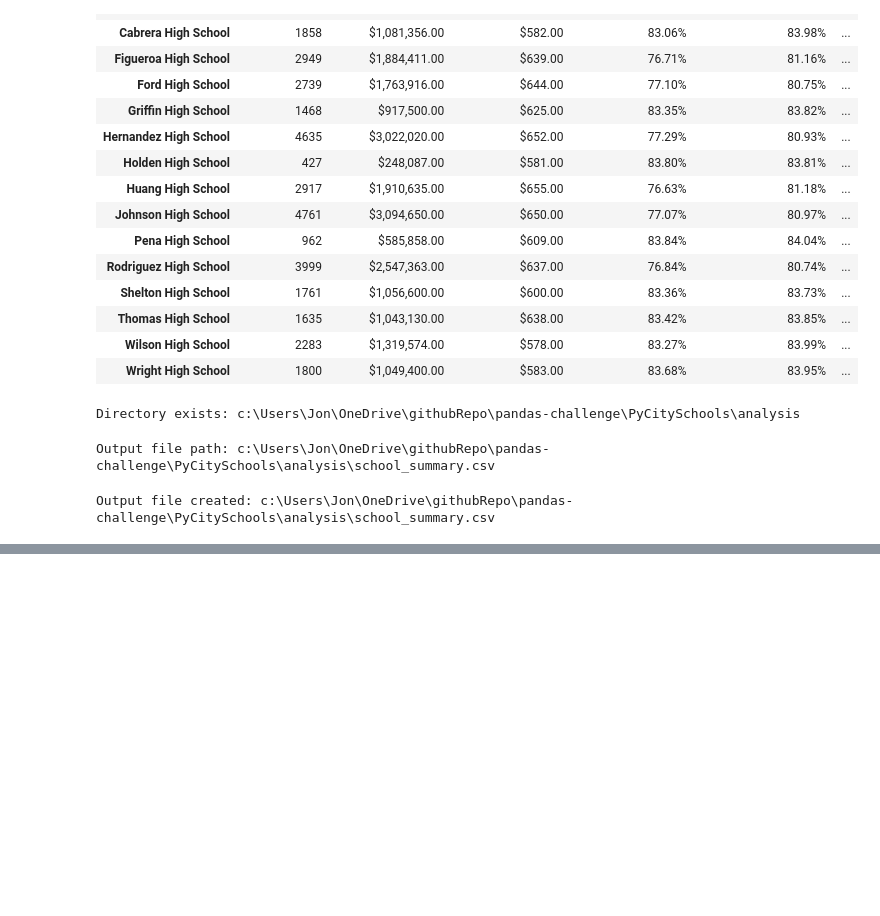
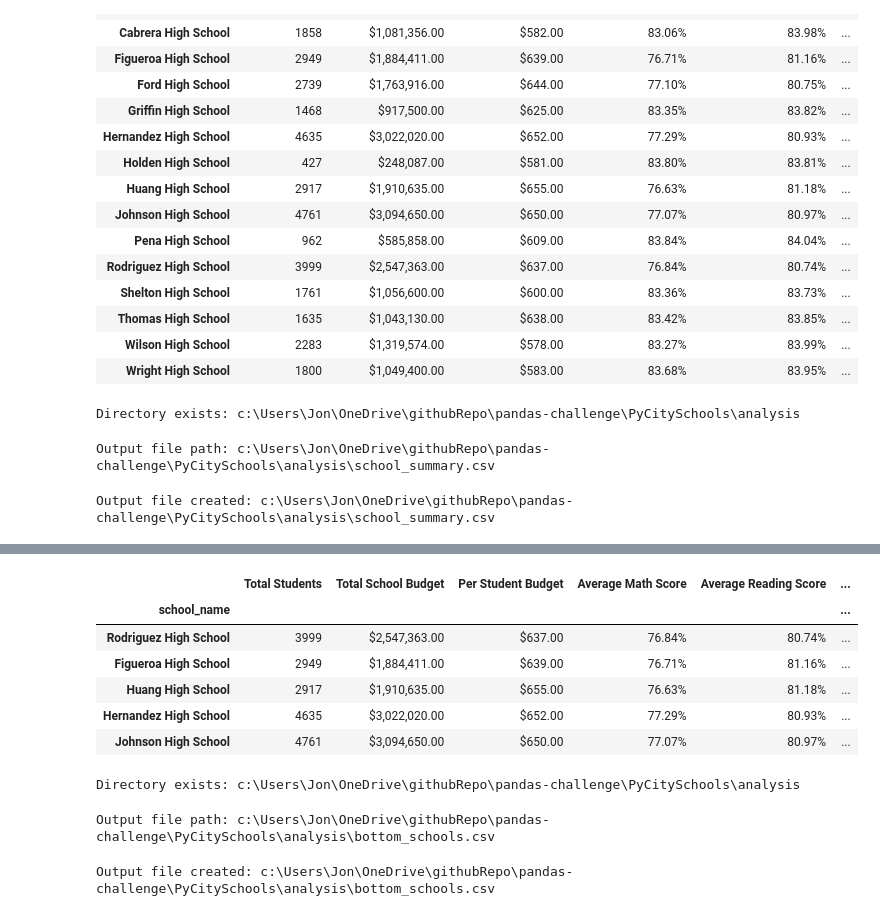
Before and after one commit to Jon-Pierson/pandas-challenge, a Jupyter notebook: PyCitySchools/main.ipynb, the cells around one changed output, grey strips where cells are left out. Drawn from its saved outputs; the diff is of its cells as text; code cells hidden in the pictures; blank space fills up the shorter version.

```diff
--- a/PyCitySchools/main.ipynb
+++ b/PyCitySchools/main.ipynb
@@ -481,0 +530,48 @@ Output file created: c:\Users\Jon\OneDrive\githubRepo\pandas-challenge\PyCitySch
+# %%
+# Create new DataFrame for the bottom 5 performing schools based on % Overall Passing
+bottom_schools = school_summary.sort_values('% Overall Passing', ascending=True).head(5)
+bottom_schools
+# %% [output]
+|  | Total Students | Total School Budget | Per Student Budget | Average Math Score | Average Reading Score | ... |
+| school_name |  |  |  |  |  | ... |
+| Rodriguez High School | 3999 | $2,547,363.00 | $637.00 | 76.84% | 80.74% | ... |
+| Figueroa High School | 2949 | $1,884,411.00 | $639.00 | 76.71% | 81.16% | ... |
+| Huang High School | 2917 | $1,910,635.00 | $655.00 | 76.63% | 81.18% | ... |
+| Hernandez High School | 4635 | $3,022,020.00 | $652.00 | 77.29% | 80.93% | ... |
+| Johnson High School | 4761 | $3,094,650.00 | $650.00 | 77.07% | 80.97% | ... |
+# %%
+import os
+
+# Define the home directory
+home_dir = os.getcwd()
+
+# Define the subdirectory to save the output file
+analysis_dir = os.path.join(home_dir, "analysis")
+
+# Ensure the directory exists before writing the output file
+if os.path.exists(analysis_dir) and os.path.isdir(analysis_dir):
+    print(f"Directory exists: {analysis_dir}")
+else:
+    print(f"Directory does not exist: {analysis_dir}")
+# %% [output]
+Directory exists: c:\Users\Jon\OneDrive\githubRepo\pandas-challenge\PyCitySchools\analysis
+# %%
+# Define the name of the output file
+output_file_bs = "bottom_schools.csv"
+
+# Combine the directory and file name to create the full path
+output_file_path_bs = os.path.join(analysis_dir, output_file_bs)
+
+# Display the full output file path
+print(f"Output file path: {output_file_path_bs}")
+# %% [output]
+Output file path: c:\Users\Jon\OneDrive\githubRepo\pandas-challenge\PyCitySchools\analysis\bottom_schools.csv
+# %%
+# Save the bottom schools DataFrame to a CSV file
+bottom_schools.to_csv(output_file_path_bs, index=False)
+
+# Ensure the output file was created
+if os.path.exists(output_file_path_bs) and os.path.isfile(output_file_path_bs):
+    print(f"Output file created: {output_file_path_bs}")
+# %% [output]
+Output file created: c:\Users\Jon\OneDrive\githubRepo\pandas-challenge\PyCitySchools\analysis\bottom_schools.csv
```
Also changed, not shown: parts of 4 cells of this notebook, 2 other files.
